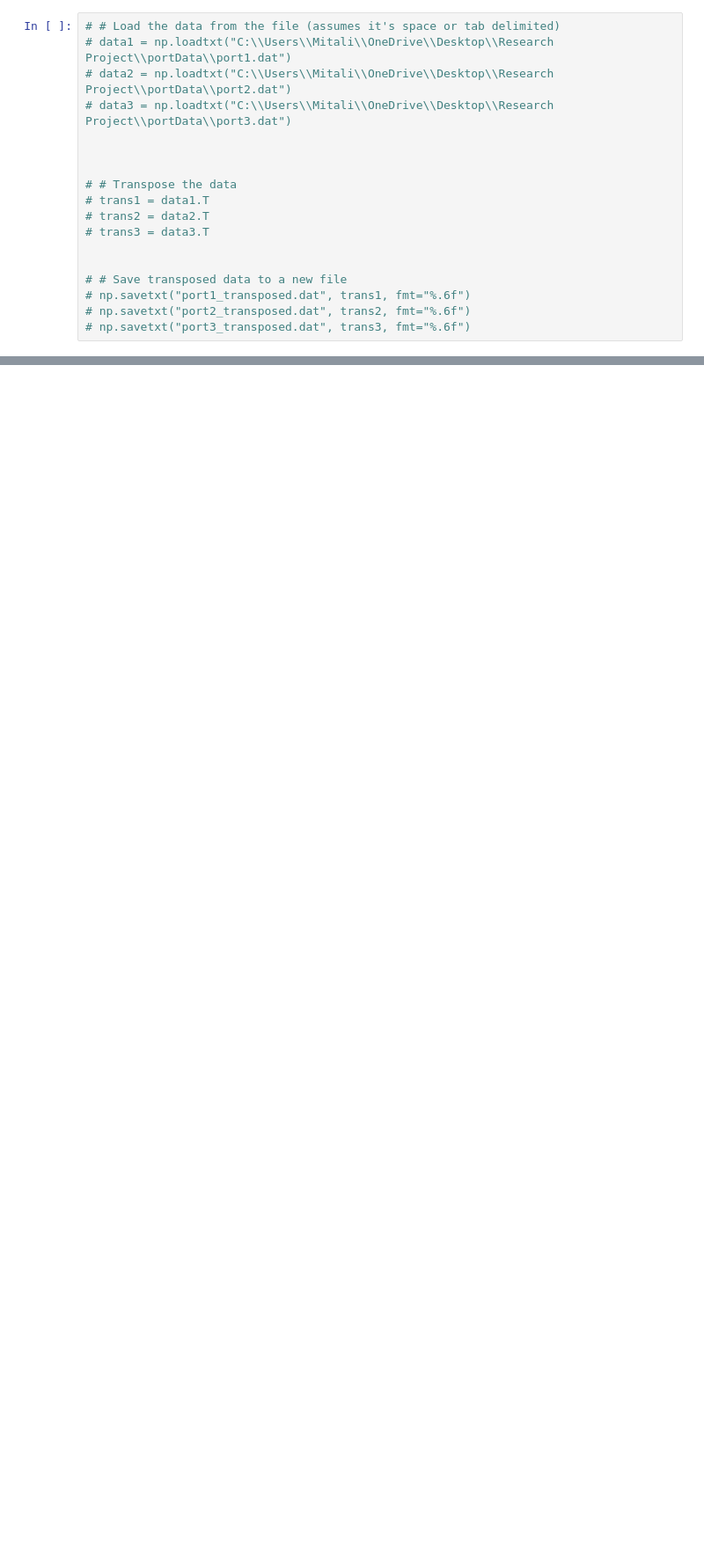
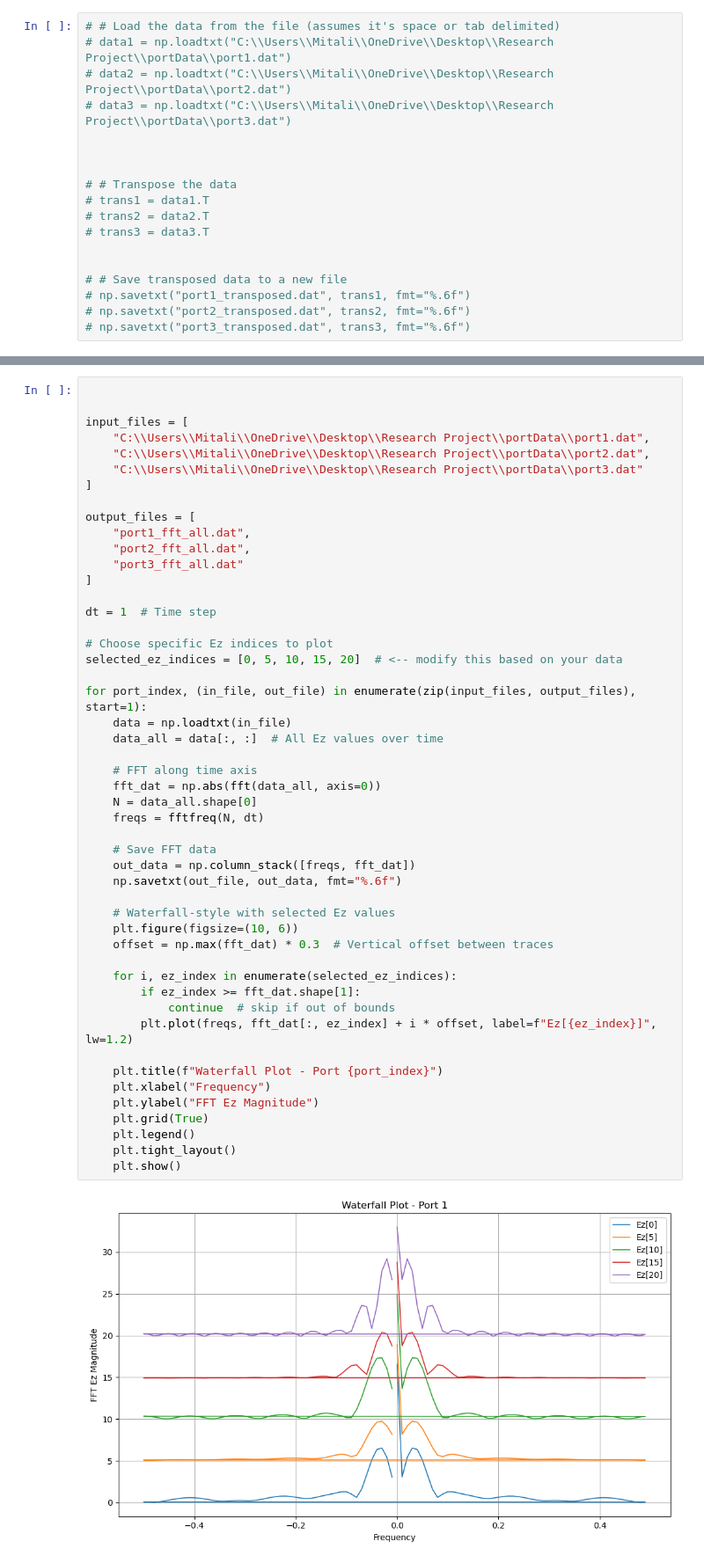
Before and after one commit to Mitalikapoor15/Project, a Jupyter notebook: Research Project/waterfallPlots/wf.ipynb, the cells around one changed output, grey strips where cells are left out. Shown at 88% size. Drawn from its saved outputs; the diff is of its cells as text; blank space fills up the shorter version.

```diff
--- a/Research Project/waterfallPlots/wf.ipynb
+++ b/Research Project/waterfallPlots/wf.ipynb
@@ -123,0 +254,51 @@ plt.show()
+# %%
+
+
+input_files = [
+    "C:\\Users\\Mitali\\OneDrive\\Desktop\\Research Project\\portData\\port1.dat",
+    "C:\\Users\\Mitali\\OneDrive\\Desktop\\Research Project\\portData\\port2.dat",
+    "C:\\Users\\Mitali\\OneDrive\\Desktop\\Research Project\\portData\\port3.dat"
+]
+
+output_files = [
+    "port1_fft_all.dat",
+    "port2_fft_all.dat",
+    "port3_fft_all.dat"
+]
+
+dt = 1  # Time step
+
+# Choose specific Ez indices to plot
+selected_ez_indices = [0, 5, 10, 15, 20]  # <-- modify this based on your data
+
+for port_index, (in_file, out_file) in enumerate(zip(input_files, output_files), start=1):
+    data = np.loadtxt(in_file)
+    data_all = data[:, :]  # All Ez values over time
+
+    # FFT along time axis
+    fft_dat = np.abs(fft(data_all, axis=0))
+    N = data_all.shape[0]
+    freqs = fftfreq(N, dt)
+
+    # Save FFT data
+    out_data = np.column_stack([freqs, fft_dat])
+    np.savetxt(out_file, out_data, fmt="%.6f")
+
+    # Waterfall-style with selected Ez values
+    plt.figure(figsize=(10, 6))
+    offset = np.max(fft_dat) * 0.3  # Vertical offset between traces
+
+    for i, ez_index in enumerate(selected_ez_indices):
+        if ez_index >= fft_dat.shape[1]:
+            continue  # skip if out of bounds
+        plt.plot(freqs, fft_dat[:, ez_index] + i * offset, label=f"Ez[{ez_index}]", lw=1.2)
+
+    plt.title(f"Waterfall Plot - Port {port_index}")
+    plt.xlabel("Frequency")
+    plt.ylabel("FFT Ez Magnitude")
+    plt.grid(True)
+    plt.legend()
+    plt.tight_layout()
+    plt.show()
+# %% [output]
+[figure, added]
```
Also changed, not shown: parts of 10 cells of this notebook, 18 other files.
